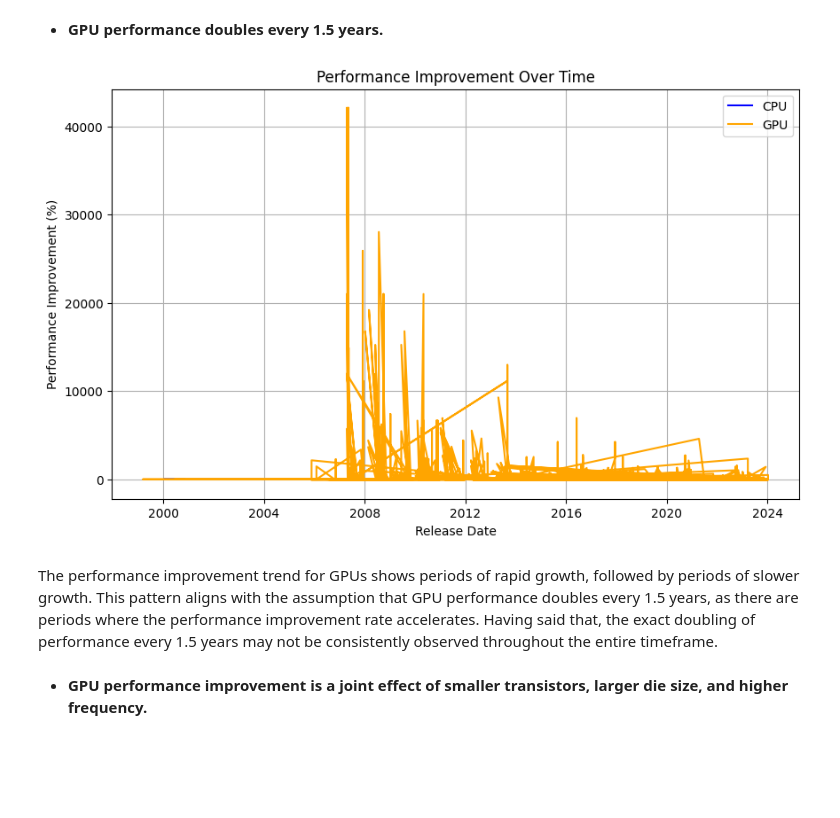
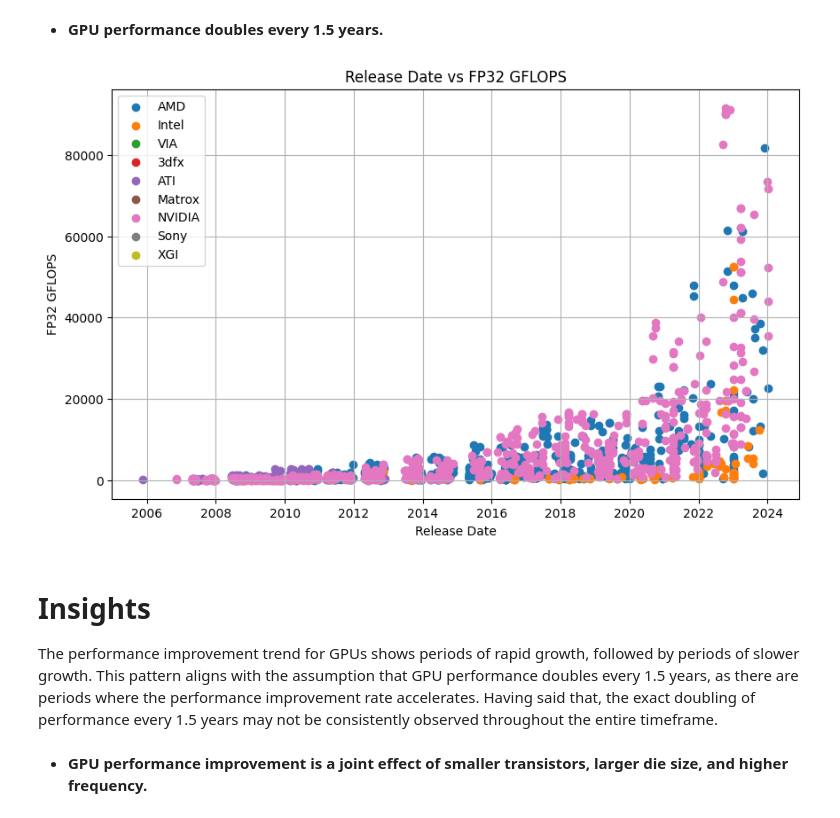
Before and after one commit to Iveynganga/MACHINE-LEARNING-1, a Jupyter notebook: DataCleaningProject.ipynb, the cells around one changed output. Saved outputs shown, nothing was run; the diff lists cells and outputs as text; code cells hidden in the pictures; blank space fills up the shorter version.

```diff
--- a/DataCleaningProject.ipynb
+++ b/DataCleaningProject.ipynb
@@ -261,17 +270,33 @@ gpu_df['Performance Improvement'] = gpu_df['FP32 GFLOPS'].pct_change() * 100
-# %%
-#performance improvement over time for CPUs and GPUs
-plt.figure(figsize=(10, 6))
-plt.plot(cpu_df['Release Date'], cpu_df['Performance Improvement'], label='CPU', color='blue')
-plt.plot(gpu_df['Release Date'], gpu_df['Performance Improvement'], label='GPU', color='orange')
-plt.xlabel('Release Date')
-plt.ylabel('Performance Improvement (%)')
-plt.title('Performance Improvement Over Time')
-plt.legend()
-plt.grid(True)
-plt.show()
-# %% [output]
-[figure, removed]
+# %%
+import pandas as pd
+import matplotlib.pyplot as plt
+
+# Read the data into a pandas DataFrame
+df = pd.read_csv("/content/chip_dataset.csv")
+
+# Step 2: Convert 'Release Date' column to datetime
+df['Release Date'] = pd.to_datetime(df['Release Date'])
+
+# Step 3: Plot the scatter plot
+vendors = df['Vendor'].unique()  # Get unique vendors
+
+plt.figure(figsize=(10, 6))
+
+for vendor in vendors:
+    vendor_data = df[df['Vendor'] == vendor]
+    plt.scatter(vendor_data['Release Date'], vendor_data['FP32 GFLOPS'], label=vendor)
+
+plt.title('Release Date vs FP32 GFLOPS')
+plt.xlabel('Release Date')
+plt.ylabel('FP32 GFLOPS')
+plt.legend()
+plt.grid(True)
+plt.show()
+# %% [output]
+[figure, added]
 # %% [markdown]
+# Insights
+
 The performance improvement trend for GPUs shows periods of rapid growth, followed by periods of slower growth. This pattern aligns with the assumption that GPU performance doubles every 1.5 years, as there are periods where the performance improvement rate accelerates. Having said that, the exact doubling of performance every 1.5 years may not be consistently observed throughout the entire timeframe.
 # %% [markdown]
 - **GPU performance improvement is a joint effect of smaller transistors, larger die size, and higher frequency.**
```
Also changed, not shown: parts of 21 cells of this notebook.
